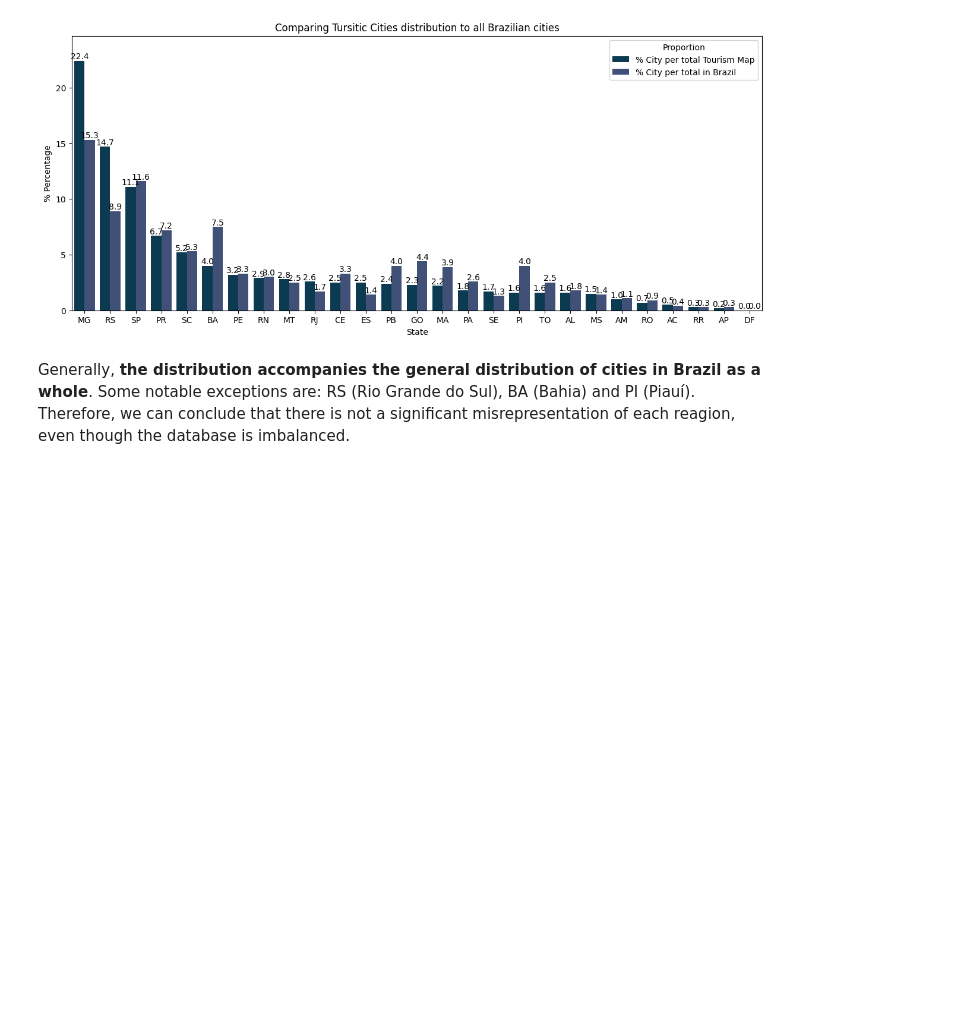
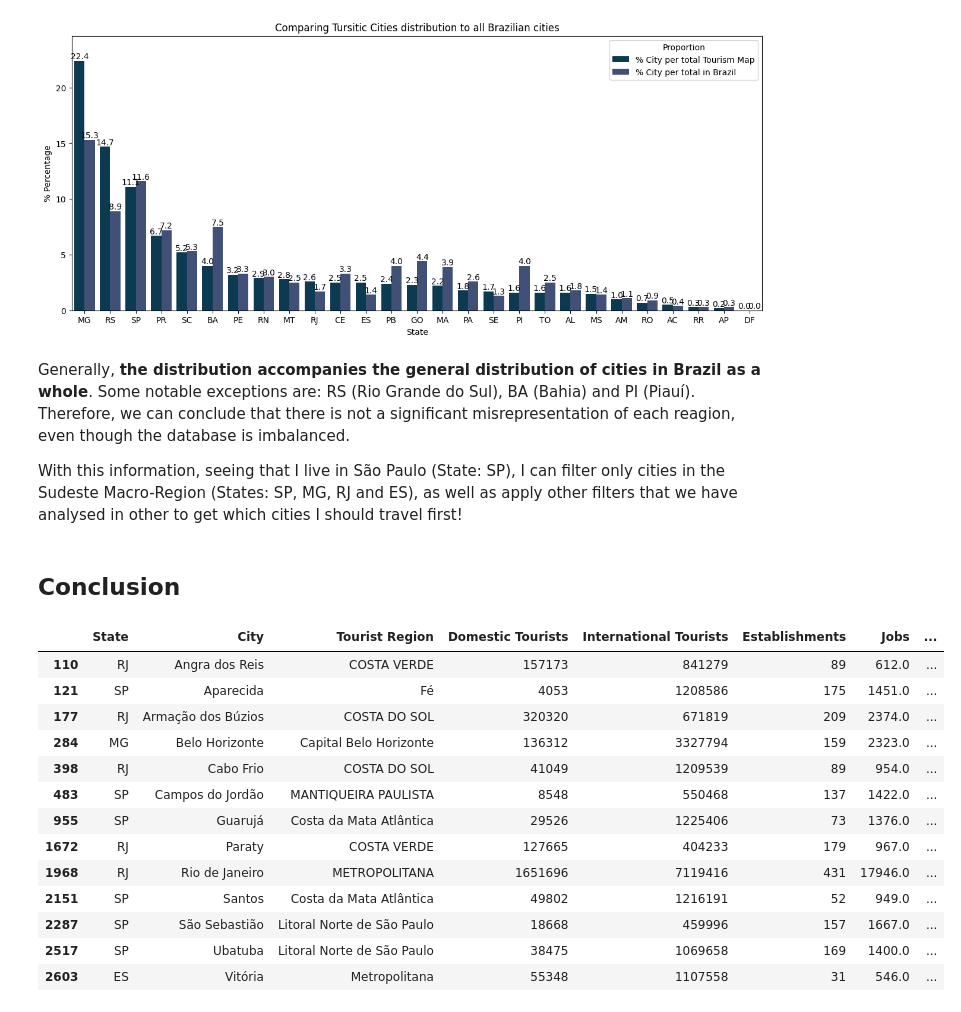
Before and after one commit to juhtolent/Brazil_Tourism, a Jupyter notebook: Exploratory Data Analysis - Tourism.ipynb, the cells around one changed output. Saved outputs shown, nothing was run; the diff lists cells and outputs as text; code cells hidden in the pictures; blank space fills up the shorter version.

```diff
--- a/Exploratory Data Analysis - Tourism.ipynb
+++ b/Exploratory Data Analysis - Tourism.ipynb
@@ -488,3 +497,26 @@ for bars in fig_states.containers:
 [figure]
 # %% [markdown]
 Generally, <b> the distribution accompanies the general distribution of cities in Brazil as a whole</b>. Some notable exceptions are: RS (Rio Grande do Sul), BA (Bahia) and PI (Piauí). Therefore, we can conclude that there is not a significant misrepresentation of each reagion, even though the database is imbalanced.
+
+With this information, seeing that I live in São Paulo (State: SP), I can filter only cities in the Sudeste Macro-Region (States: SP, MG, RJ and ES), as well as apply other filters that we have analysed in other to get which cities I should travel first!
+# %% [markdown]
+## Conclusion
+# %%
+df_time[(df_time['Year'] == 2019) &
+        (df_time['State'].isin(['SP','MG','RJ','ES'])) &
+        (df_time['Category Stability'] == 12)]
+# %% [output]
+|  | State | City | Tourist Region | Domestic Tourists | International Tourists | Establishments | Jobs | ... |
+| 110 | RJ | Angra dos Reis | COSTA VERDE | 157173 | 841279 | 89 | 612.0 | ... |
+| 121 | SP | Aparecida | Fé | 4053 | 1208586 | 175 | 1451.0 | ... |
+| 177 | RJ | Armação dos Búzios | COSTA DO SOL | 320320 | 671819 | 209 | 2374.0 | ... |
+| 284 | MG | Belo Horizonte | Capital Belo Horizonte | 136312 | 3327794 | 159 | 2323.0 | ... |
+| 398 | RJ | Cabo Frio | COSTA DO SOL | 41049 | 1209539 | 89 | 954.0 | ... |
+| 483 | SP | Campos do Jordão | MANTIQUEIRA PAULISTA | 8548 | 550468 | 137 | 1422.0 | ... |
+| 955 | SP | Guarujá | Costa da Mata Atlântica | 29526 | 1225406 | 73 | 1376.0 | ... |
+| 1672 | RJ | Paraty | COSTA VERDE | 127665 | 404233 | 179 | 967.0 | ... |
+| 1968 | RJ | Rio de Janeiro | METROPOLITANA | 1651696 | 7119416 | 431 | 17946.0 | ... |
+| 2151 | SP | Santos | Costa da Mata Atlântica | 49802 | 1216191 | 52 | 949.0 | ... |
+| 2287 | SP | São Sebastião | Litoral Norte de São Paulo | 18668 | 459996 | 157 | 1667.0 | ... |
+| 2517 | SP | Ubatuba | Litoral Norte de São Paulo | 38475 | 1069658 | 169 | 1400.0 | ... |
+| 2603 | ES | Vitória | Metropolitana | 55348 | 1107558 | 31 | 546.0 | ... |
```
Also changed, not shown: parts of 9 cells of this notebook.
